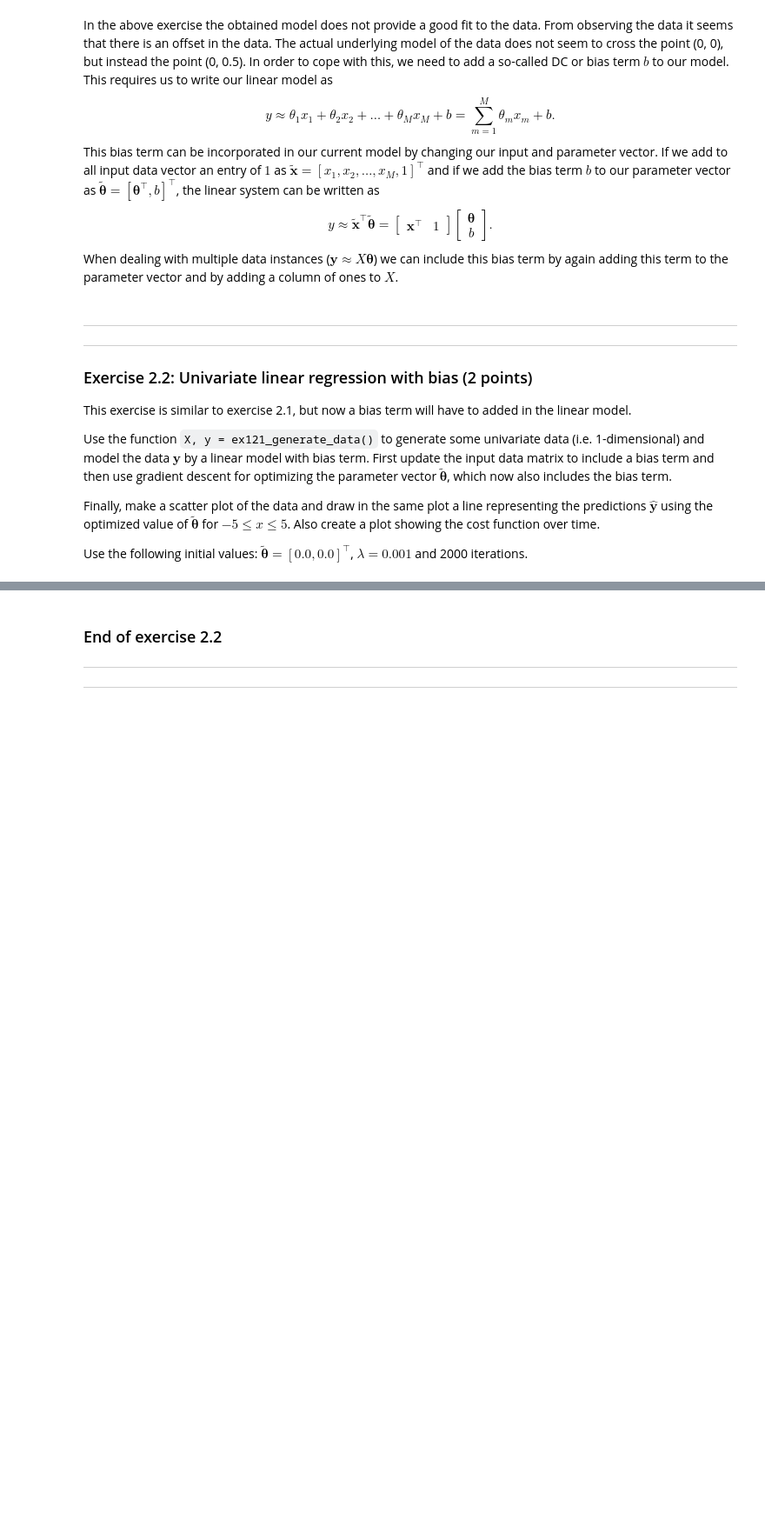
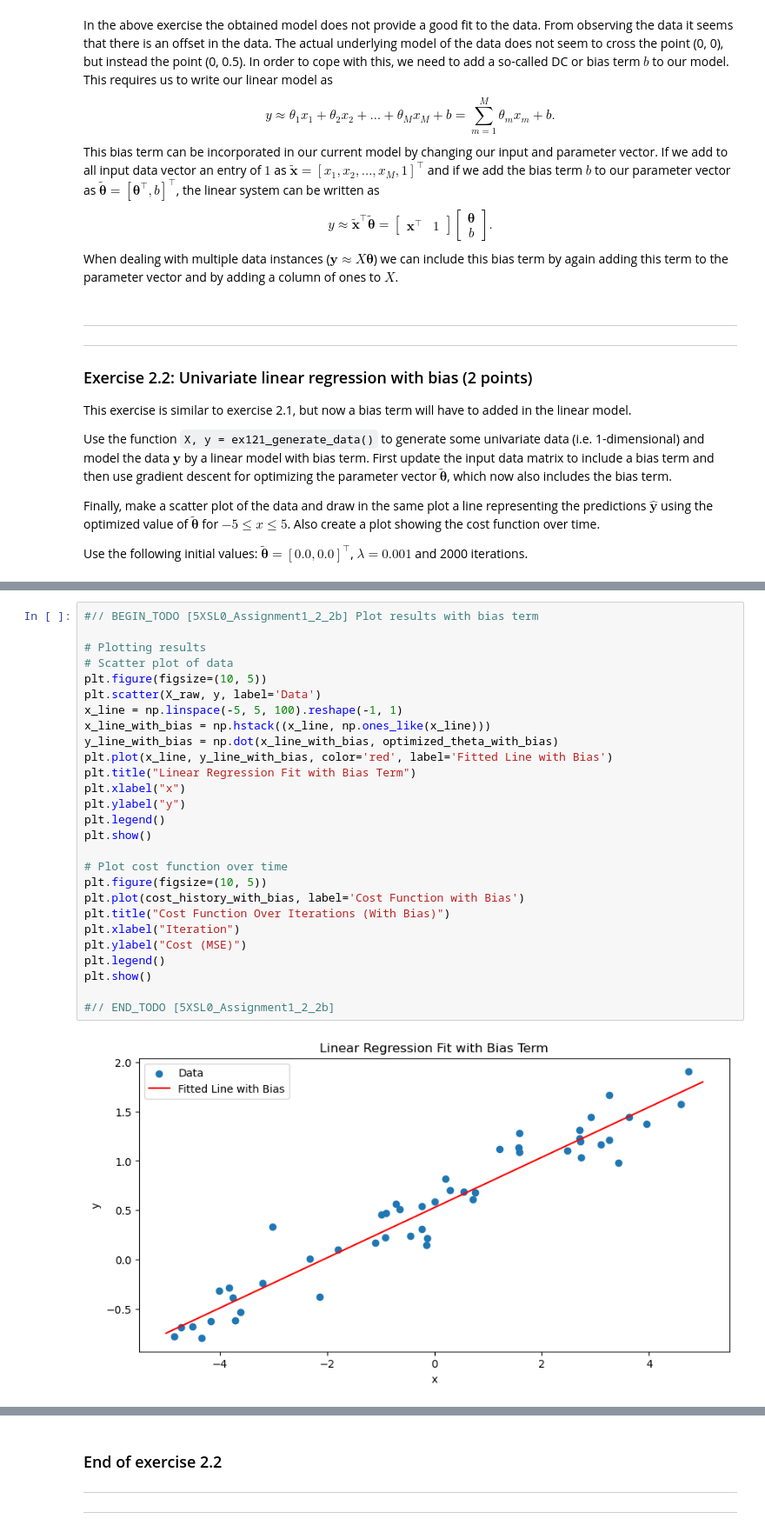
Before and after one commit to yueyehuanxiangqu/5XSL0-ML-A1, a Jupyter notebook: assignment1-template.ipynb, the cells around one changed output, grey strips where cells are left out. Shown: that part at 87% size. Saved outputs shown, nothing was run; the diff lists cells and outputs as text; blank space fills up the shorter version.

```diff
--- a/assignment1-template.ipynb
+++ b/assignment1-template.ipynb
@@ -572,0 +620,29 @@ Use the following initial values: $\tilde{\boldsymbol{\theta}}=[0.0, 0.0]^\top$,
+# %%
+#// BEGIN_TODO [5XSL0_Assignment1_2_2b] Plot results with bias term
+
+# Plotting results
+# Scatter plot of data
+plt.figure(figsize=(10, 5))
+plt.scatter(X_raw, y, label='Data')
+x_line = np.linspace(-5, 5, 100).reshape(-1, 1)
+x_line_with_bias = np.hstack((x_line, np.ones_like(x_line)))
+y_line_with_bias = np.dot(x_line_with_bias, optimized_theta_with_bias)
+plt.plot(x_line, y_line_with_bias, color='red', label='Fitted Line with Bias')
+plt.title("Linear Regression Fit with Bias Term")
+plt.xlabel("x")
+plt.ylabel("y")
+plt.legend()
+plt.show()
+
+# Plot cost function over time
+plt.figure(figsize=(10, 5))
+plt.plot(cost_history_with_bias, label='Cost Function with Bias')
+plt.title("Cost Function Over Iterations (With Bias)")
+plt.xlabel("Iteration")
+plt.ylabel("Cost (MSE)")
+plt.legend()
+plt.show()
+
+#// END_TODO [5XSL0_Assignment1_2_2b]
+# %% [output]
+[figure, added]
```
Also changed, not shown: parts of 7 cells of this notebook.
